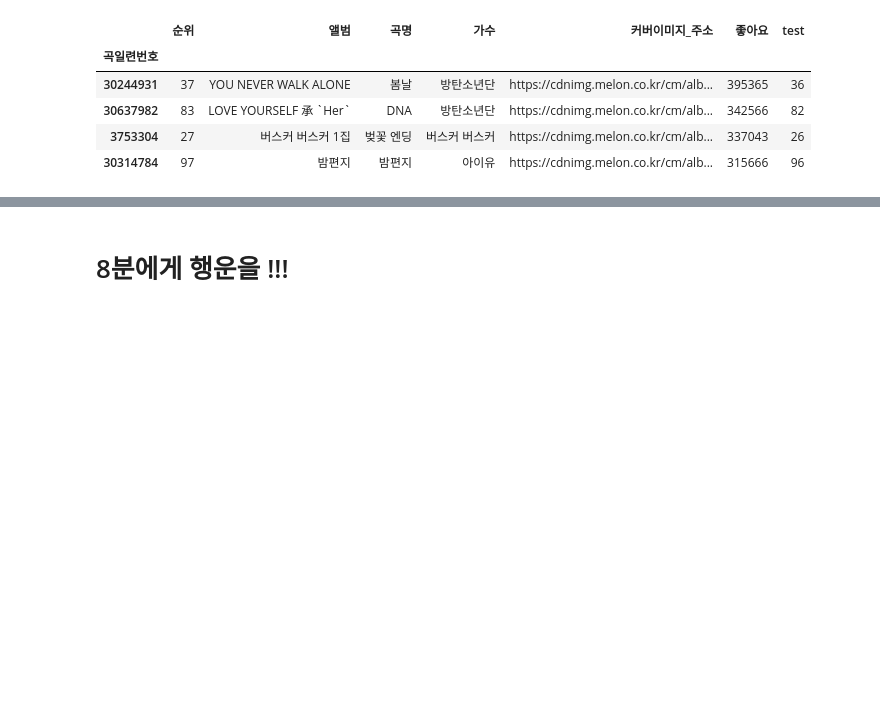
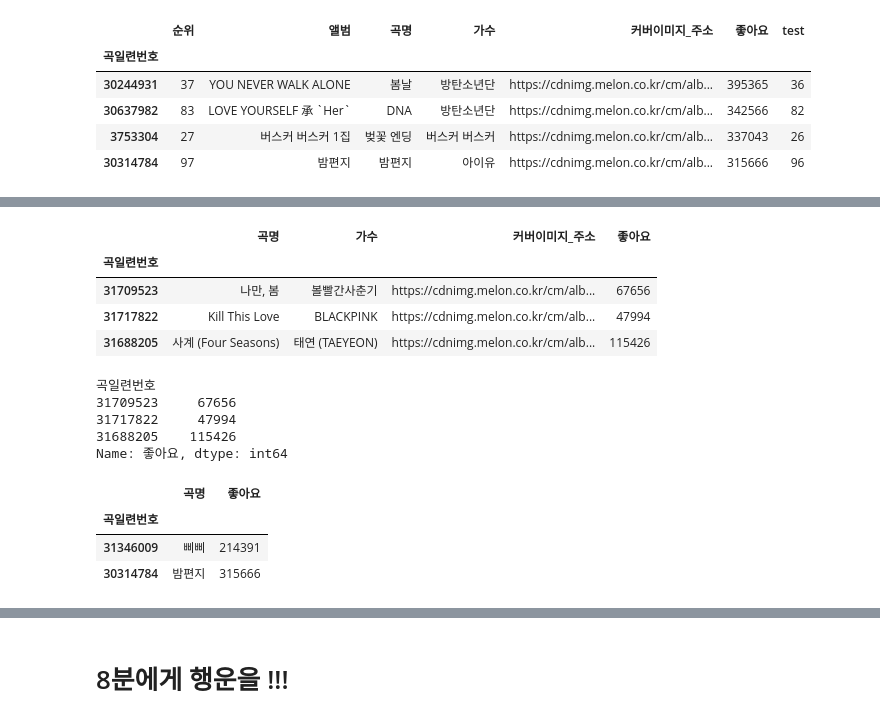
Before and after one commit to CodingSta/demo-ls-201904-pandas, a Jupyter notebook: Pandas 01.ipynb, the cells around one changed output, grey strips where cells are left out. Cells and saved outputs as stored; diff of their text form; code cells hidden in the pictures; blank space fills up the shorter version.

```diff
--- a/Pandas 01.ipynb
+++ b/Pandas 01.ipynb
@@ -515,0 +552,24 @@ df2.sort_values('좋아요', ascending=False)
+# %%
+song_df.loc['31709523':'31688205', '곡명':'좋아요']
+# %% [output]
+|  | 곡명 | 가수 | 커버이미지_주소 | 좋아요 |
+| 곡일련번호 |  |  |  |  |
+| 31709523 | 나만, 봄 | 볼빨간사춘기 | https://cdnimg.melon.co.kr/cm/alb... | 67656 |
+| 31717822 | Kill This Love | BLACKPINK | https://cdnimg.melon.co.kr/cm/alb... | 47994 |
+| 31688205 | 사계 (Four Seasons) | 태연 (TAEYEON) | https://cdnimg.melon.co.kr/cm/alb... | 115426 |
+# %%
+song_df.loc['31709523':'31688205', '좋아요']
+# %% [output]
+곡일련번호
+31709523     67656
+31717822     47994
+31688205    115426
+Name: 좋아요, dtype: int64
+# %%
+mask = song_df['가수'] == '아이유'
+song_df.loc[mask, ['곡명', '좋아요']]
+# %% [output]
+|  | 곡명 | 좋아요 |
+| 곡일련번호 |  |  |
+| 31346009 | 삐삐 | 214391 |
+| 30314784 | 밤편지 | 315666 |
```
Also changed, not shown: parts of 5 cells of this notebook.
